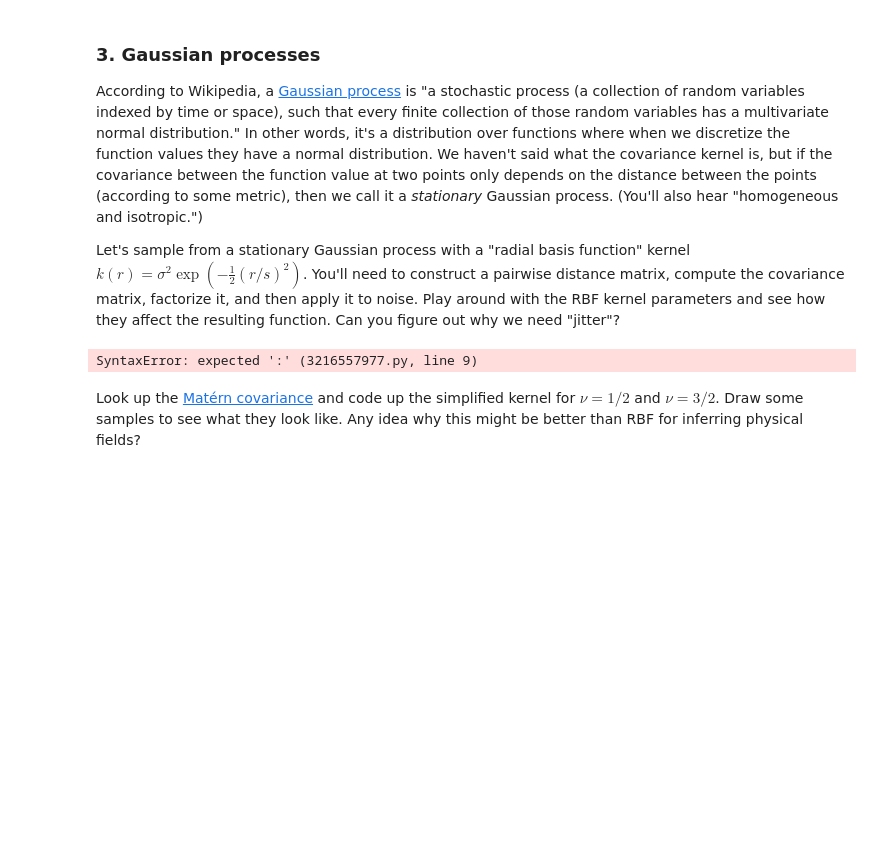
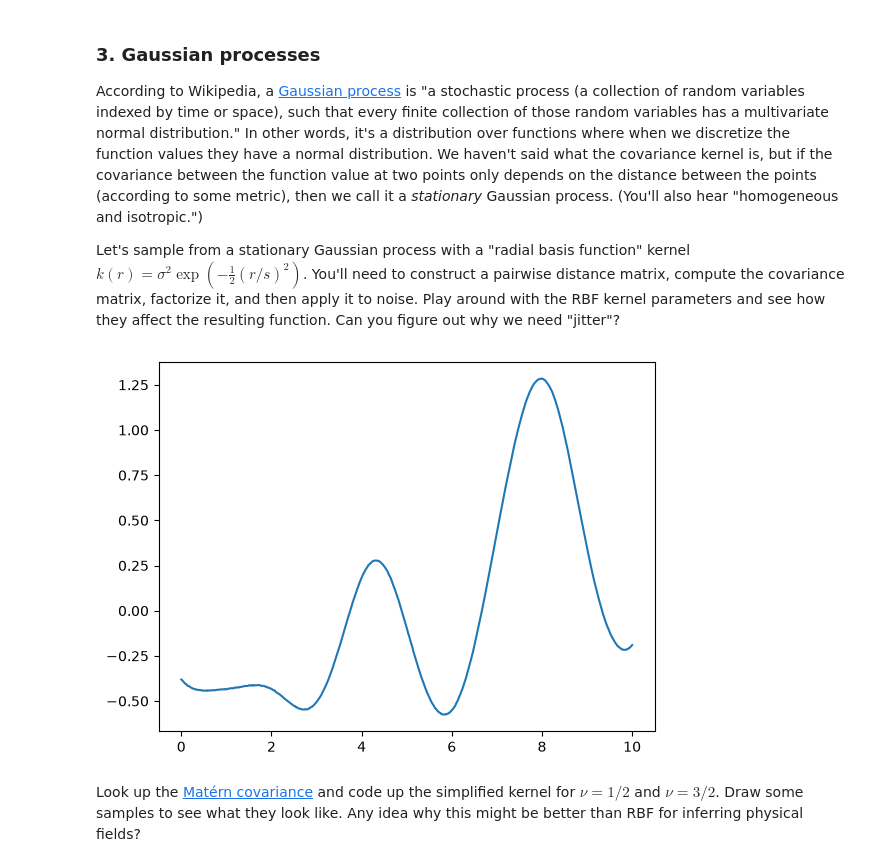
Before and after one commit to dtfrake/hmc-dust, a Jupyter notebook: dylan_gp.ipynb, the cells around one changed output. Saved outputs shown, nothing was run; the diff lists cells and outputs as text; code cells hidden in the pictures; blank space fills up the shorter version.

```diff
--- a/dylan_gp.ipynb
+++ b/dylan_gp.ipynb
@@ -85,24 +87,29 @@ According to Wikipedia, a [Gaussian process](https://en.wikipedia.org/wiki/Gauss
 Let's sample from a stationary Gaussian process with a "radial basis function" kernel $k(r)=\sigma^2 \exp(-\frac{1}{2}(r/s)^2)$. You'll need to construct a pairwise distance matrix, compute the covariance matrix, factorize it, and then apply it to noise. Play around with the RBF kernel parameters and see how they affect the resulting function. Can you figure out why we need "jitter"?
 # %%
 num_entries = 500;
+total_length = 10;
 def rbf_kernel(r, variance=1.0, scale=1.0, jitter=1e-6):
     result = variance * jnp.exp(-1/2 * (r/scale)**2)
     return jnp.where(r > 0, result, result * (1.0 + jitter))
 
 rng, key = jr.split(rng)
+x = jnp.linspace(0, total_length, num_entries)
 noise = jr.normal(key, shape=len(x))
-x = jnp.linspace(0, 10, num_entries)
 
 def dist_function(i, j):
-    return jnp.abs(i - j)
+    return jnp.abs(i - j)*total_length/(num_entries - 1);
+
 shape = (num_entries, num_entries);
-dist_array = jnp.fromfunction(dist_function, shape);
+dist_matrix = jnp.fromfunction(dist_function, shape);
 
+cov_matrix = rbf_kernel(dist_matrix);
+L = jnp.linalg.cholesky(cov_matrix);
+sample = L @ noise;
 
 plt.plot(x, sample)
 plt.show()
 # %% [output]
-SyntaxError: expected ':' (3216557977.py, line 9)
+[figure, added]
 # %% [markdown]
 Look up the [Matérn covariance](https://en.wikipedia.org/wiki/Mat%C3%A9rn_covariance_function) and code up the simplified kernel for $\nu=1/2$ and $\nu=3/2$. Draw some samples to see what they look like. Any idea why this might be better than RBF for inferring physical fields?
 # %%
```
Also changed, not shown: parts of 4 cells of this notebook.
